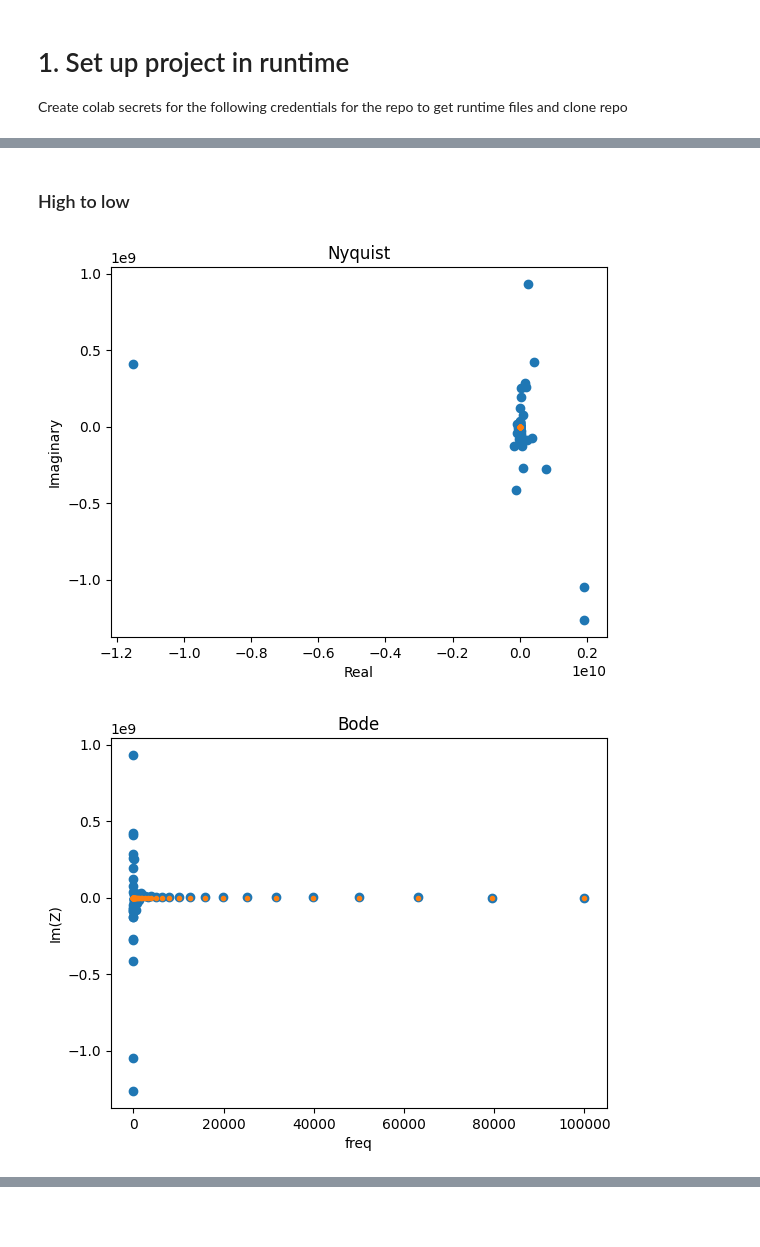
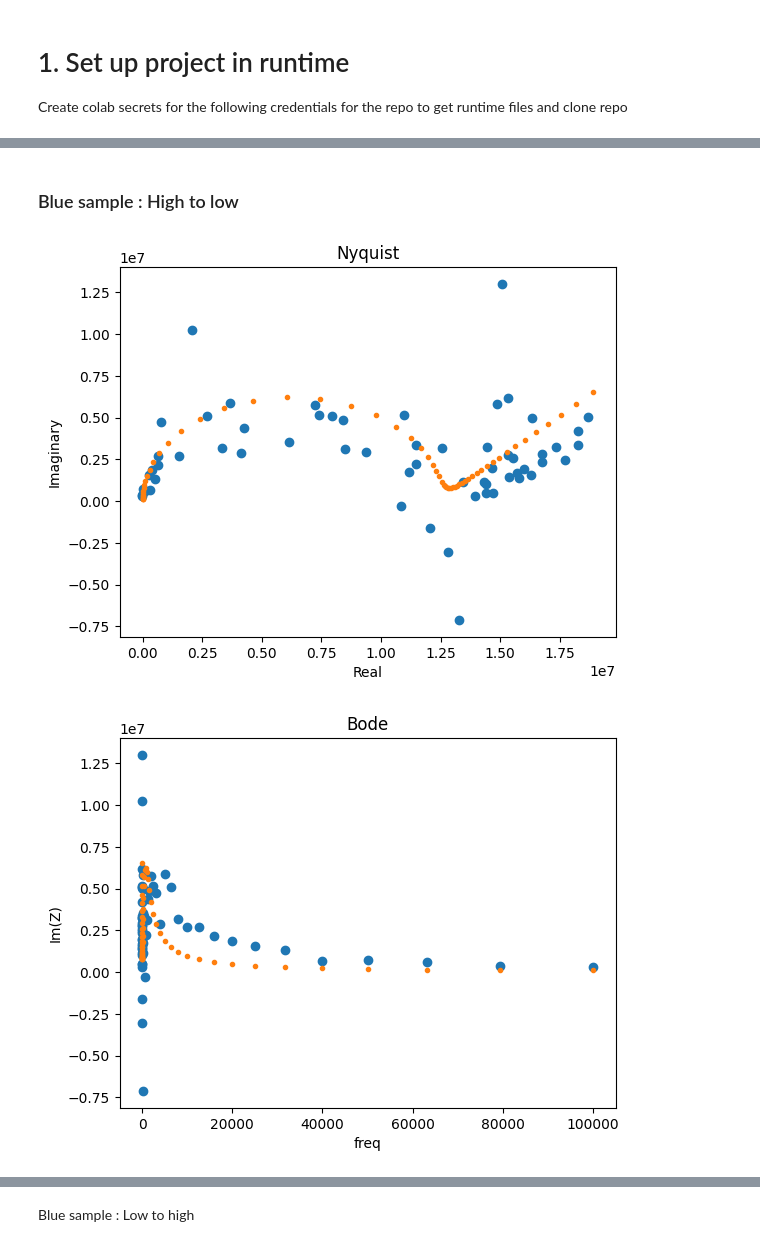
Before and after one commit to beepmo/gator, a Jupyter notebook: data/06-24/litao3EISBB.ipynb, the cells around one changed output, grey strips where cells are left out. Cells and saved outputs as stored; diff of their text form; code cells hidden in the pictures; blank space fills up the shorter version.

```diff
--- a/data/06-24/litao3EISBB.ipynb
+++ b/data/06-24/litao3EISBB.ipynb
@@ -53,38 +52,38 @@ def prep_csv(filename):
   with open(filename, 'w') as f:
     f.writelines(lines)
 # %% [markdown]
-### High to low
+### Blue sample : High to low
 # %%
-freqs, Z = preprocessing.readZPlot('DryLiTaO3htol.z')
+freqs, Z = preprocessing.readZPlot('LiTao3_Blue.z')
 freqs, Z = np.delete(freqs, 32), np.delete(Z, 32) # remove 1 noise point (argmin(Z.imag))
 
 circuit = 'p(R0-W0,C0)'
 init = [10**6, 10**-7, 10**-8]
 
 circuit = CustomCircuit(circuit, initial_guess=init)
 circuit.fit(freqs, Z)
 Z_fit = circuit.predict(freqs)
 
 plt.plot(Z.real, -Z.imag, 'o')
 plt.plot(Z_fit.real, -Z_fit.imag, '.')
 plt.ylabel('Imaginary')
 plt.xlabel('Real')
 plt.title('Nyquist')
 plt.show()
 
 plt.plot(freqs, -Z.imag, 'o')
 plt.plot(freqs, -Z_fit.imag, '.')
 plt.ylabel('Im(Z)')
 plt.xlabel('freq')
 plt.title('Bode')
 plt.show()
 
 plt.plot(freqs, Z.real, 'o')
 plt.plot(freqs, Z_fit.real, '.')
 plt.ylabel('Re(Z)')
 plt.xlabel('freq')
 plt.title('Bode')
 plt.show()
 # %% [output]
-[figure, old version]
+[figure, new version]
-[figure, old version]
+[figure, new version]
@@ -92 +91,3 @@ plt.show()
+# %% [markdown]
+Blue sample : Low to high
 # %%
```
Also changed, not shown: parts of 9 cells of this notebook.
